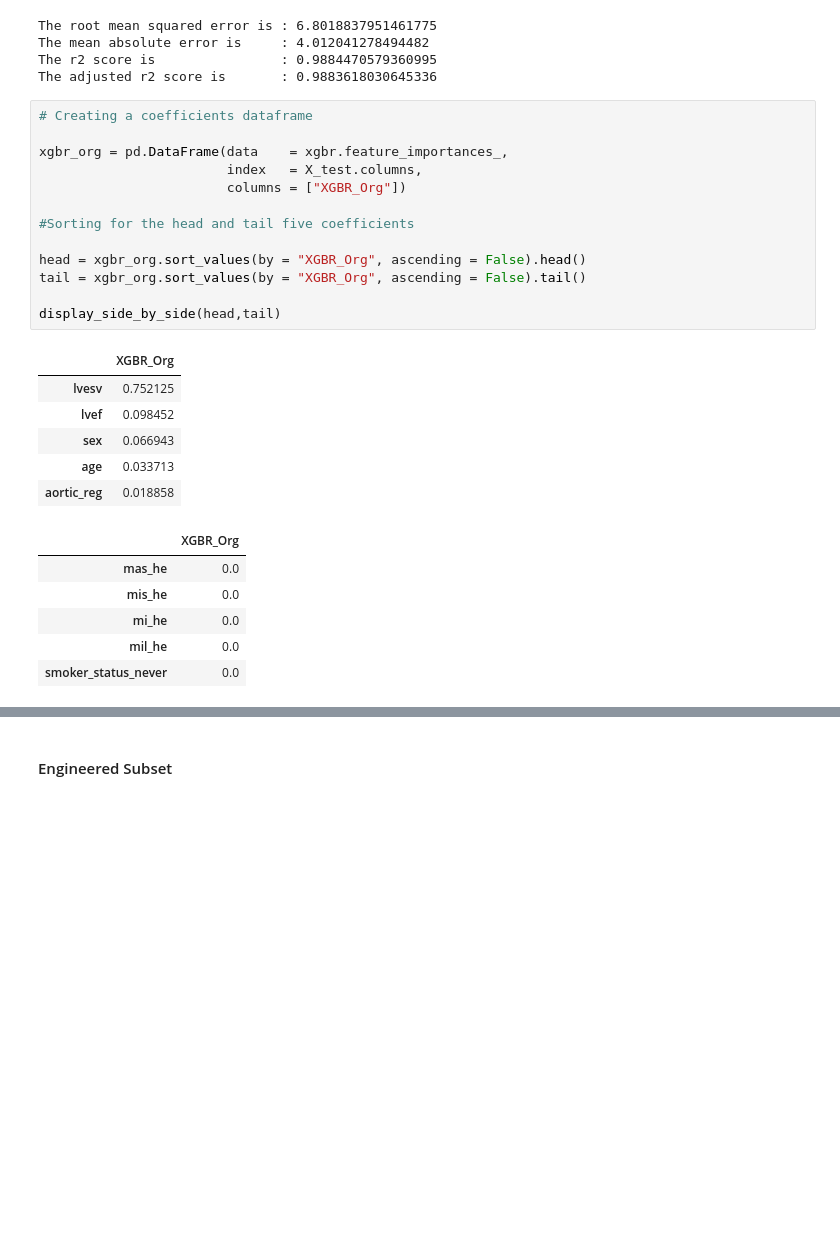
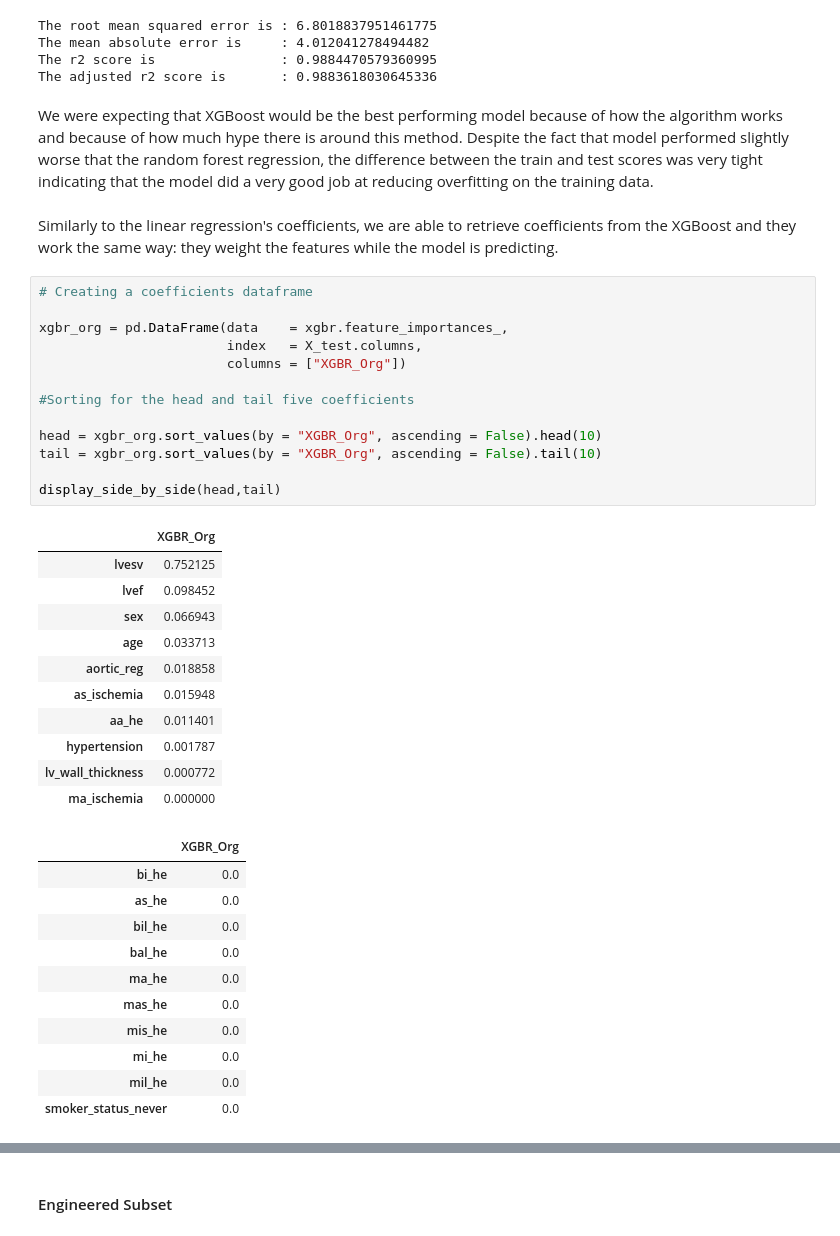
Before and after one commit to a-bergman/DSI-Capstone, a Jupyter notebook: Code/Modeling And Evaluation.ipynb, the cells around one changed output, grey strips where cells are left out. Drawn from its saved outputs; the diff is of its cells as text; blank space fills up the shorter version.

```diff
--- a/Code/Modeling And Evaluation.ipynb
+++ b/Code/Modeling And Evaluation.ipynb
@@ -815,27 +837,41 @@ The root mean squared error is : 6.8018837951461775
 The mean absolute error is     : 4.012041278494482
 The r2 score is                : 0.9884470579360995
 The adjusted r2 score is       : 0.9883618030645336
+# %% [markdown]
+We were expecting that XGBoost would be the best performing model because of how the algorithm works and because of how much hype there is around this method.  Despite the fact that model performed slightly worse that the random forest regression, the difference between the train and test scores was very tight indicating that the model did a very good job at reducing overfitting on the training data.
+# %% [markdown]
+Similarly to the linear regression's coefficients, we are able to retrieve coefficients from the XGBoost and they work the same way: they weight the features while the model is predicting.
 # %%
 # Creating a coefficients dataframe
 
 xgbr_org = pd.DataFrame(data    = xgbr.feature_importances_,
                         index   = X_test.columns,
                         columns = ["XGBR_Org"])
 
 #Sorting for the head and tail five coefficients
 
-head = xgbr_org.sort_values(by = "XGBR_Org", ascending = False).head()
-tail = xgbr_org.sort_values(by = "XGBR_Org", ascending = False).tail()
+head = xgbr_org.sort_values(by = "XGBR_Org", ascending = False).head(10)
+tail = xgbr_org.sort_values(by = "XGBR_Org", ascending = False).tail(10)
 
 display_side_by_side(head,tail)
 # %% [output]
 |  | XGBR_Org |
 | lvesv | 0.752125 |
 | lvef | 0.098452 |
 | sex | 0.066943 |
 | age | 0.033713 |
 | aortic_reg | 0.018858 |
+| as_ischemia | 0.015948 |
+| aa_he | 0.011401 |
+| hypertension | 0.001787 |
+| lv_wall_thickness | 0.000772 |
+| ma_ischemia | 0.000000 |
 |  | XGBR_Org |
+| bi_he | 0.0 |
+| as_he | 0.0 |
+| bil_he | 0.0 |
+| bal_he | 0.0 |
+| ma_he | 0.0 |
 | mas_he | 0.0 |
 | mis_he | 0.0 |
 | mi_he | 0.0 |
```
Also changed, not shown: parts of 28 cells of this notebook.
